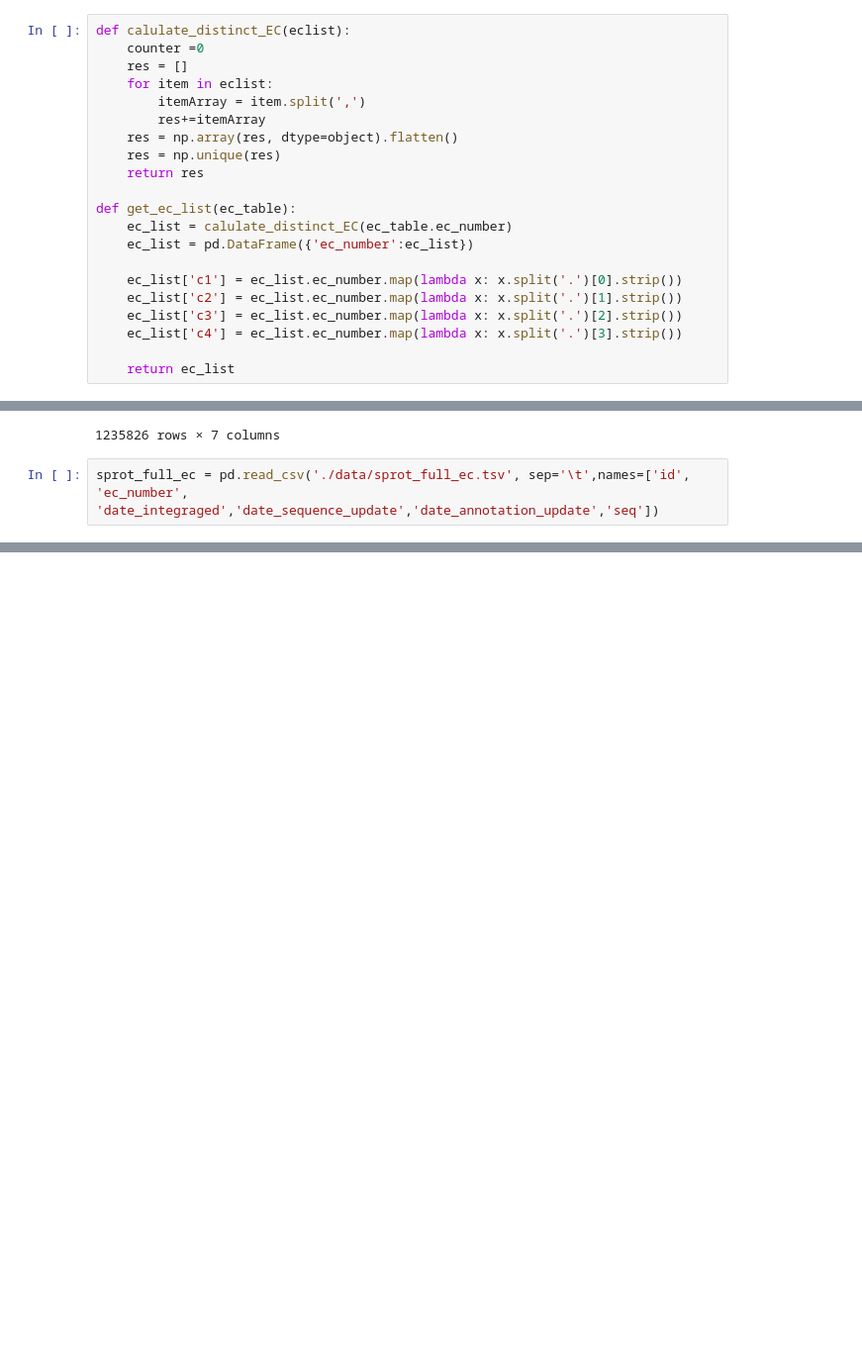
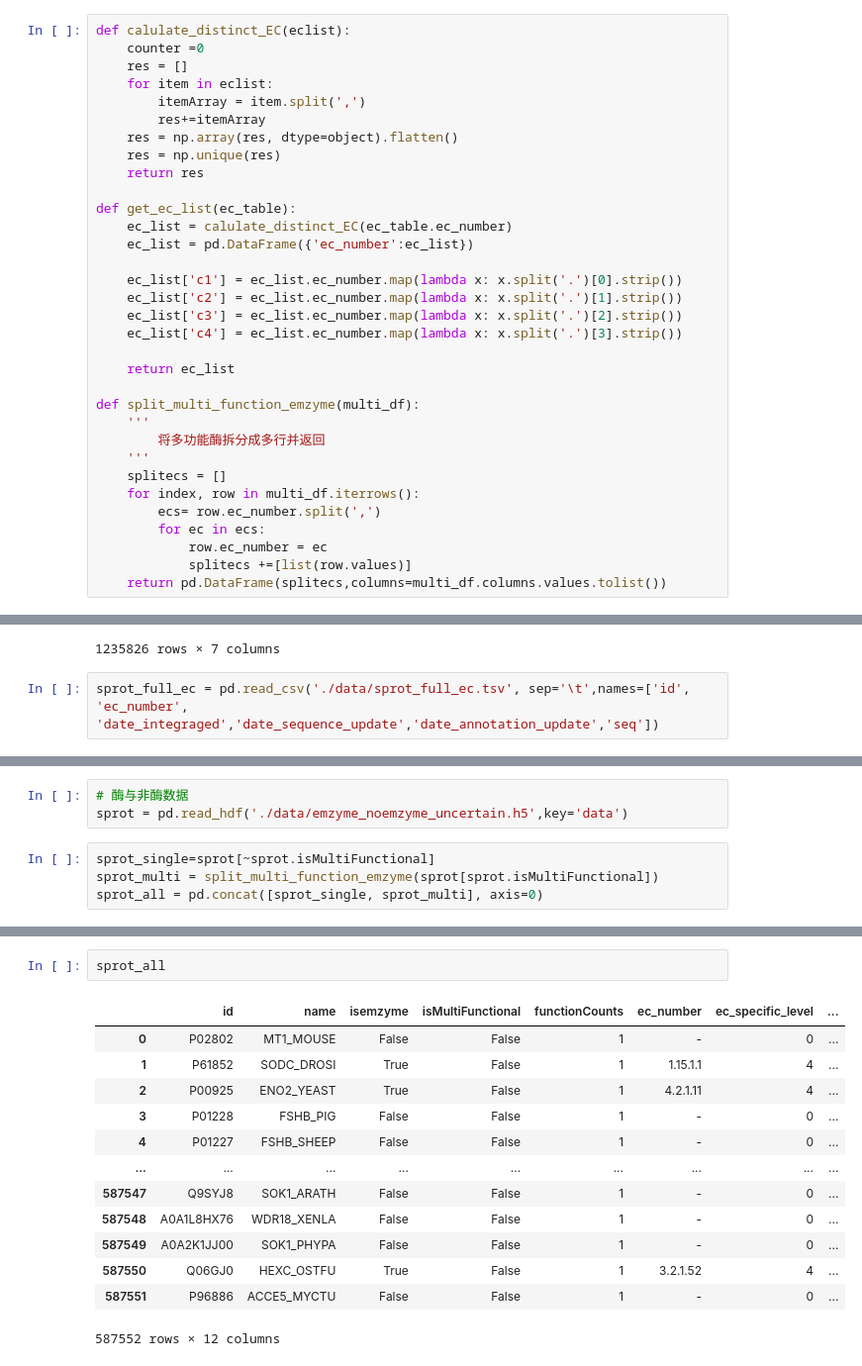
Before and after one commit to kingstdio/BioUniprot, a Jupyter notebook: data_analysis.ipynb, the cells around one changed output, grey strips where cells are left out. Shown at 99% size. Cells and saved outputs as stored; diff of their text form; blank space fills up the shorter version.

```diff
--- a/data_analysis.ipynb
+++ b/data_analysis.ipynb
@@ -26,6 +30,18 @@ def get_ec_list(ec_table):
     ec_list['c4'] = ec_list.ec_number.map(lambda x: x.split('.')[3].strip())
 
     return ec_list
+
+def split_multi_function_emzyme(multi_df):
+    '''
+        将多功能酶拆分成多行并返回
+    '''
+    splitecs = []
+    for index, row in multi_df.iterrows():
+        ecs= row.ec_number.split(',')
+        for ec in ecs:
+            row.ec_number = ec
+            splitecs +=[list(row.values)]
+    return pd.DataFrame(splitecs,columns=multi_df.columns.values.tolist())
 # %% [markdown]
 # 2. Sprot
 ## 2.1 加载数据
@@ -224,0 +205,7 @@ trembl[trembl.id=='E0WDN6']
+# %%
+# 酶与非酶数据
+sprot = pd.read_hdf('./data/emzyme_noemzyme_uncertain.h5',key='data')
+# %%
+sprot_single=sprot[~sprot.isMultiFunctional]
+sprot_multi = split_multi_function_emzyme(sprot[sprot.isMultiFunctional])
+sprot_all = pd.concat([sprot_single, sprot_multi], axis=0)
@@ -224,0 +216,16 @@ trembl[trembl.id=='E0WDN6']
+# %%
+sprot_all
+# %% [output]
+|  | id | name | isemzyme | isMultiFunctional | functionCounts | ec_number | ec_specific_level | ... |
+| 0 | P02802 | MT1_MOUSE | False | False | 1 | - | 0 | ... |
+| 1 | P61852 | SODC_DROSI | True | False | 1 | 1.15.1.1 | 4 | ... |
+| 2 | P00925 | ENO2_YEAST | True | False | 1 | 4.2.1.11 | 4 | ... |
+| 3 | P01228 | FSHB_PIG | False | False | 1 | - | 0 | ... |
+| 4 | P01227 | FSHB_SHEEP | False | False | 1 | - | 0 | ... |
+| ... | ... | ... | ... | ... | ... | ... | ... | ... |
+| 587547 | Q9SYJ8 | SOK1_ARATH | False | False | 1 | - | 0 | ... |
+| 587548 | A0A1L8HX76 | WDR18_XENLA | False | False | 1 | - | 0 | ... |
+| 587549 | A0A2K1JJ00 | SOK1_PHYPA | False | False | 1 | - | 0 | ... |
+| 587550 | Q06GJ0 | HEXC_OSTFU | True | False | 1 | 3.2.1.52 | 4 | ... |
+| 587551 | P96886 | ACCE5_MYCTU | False | False | 1 | - | 0 | ... |
+587552 rows × 12 columns
```
Also changed, not shown: parts of 16 cells of this notebook, 15 other files.
